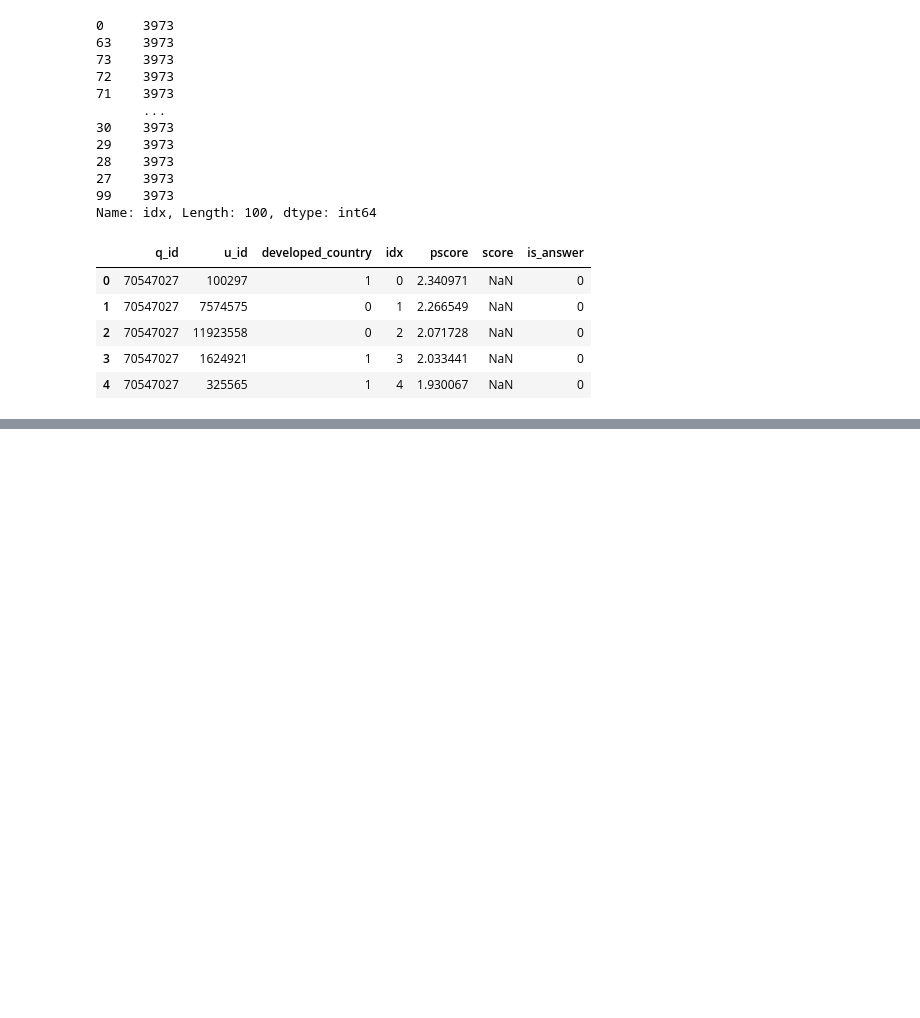
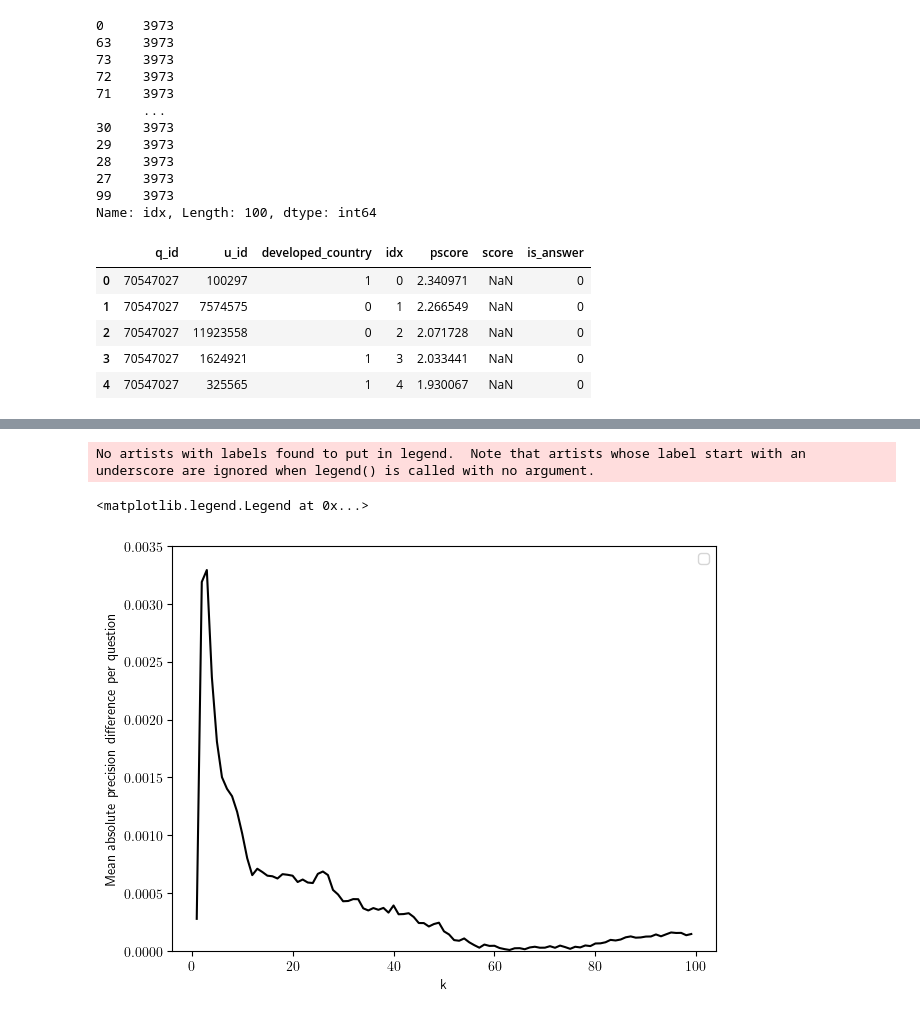
Before and after one commit to flopezd/so_q_recom, a Jupyter notebook: notebooks/fairness/ltr_prec_fair_after.ipynb, the cells around one changed output, grey strips where cells are left out. Saved outputs shown, nothing was run; the diff lists cells and outputs as text; code cells hidden in the pictures; blank space fills up the shorter version.

```diff
--- a/notebooks/fairness/ltr_prec_fair_after.ipynb
+++ b/notebooks/fairness/ltr_prec_fair_after.ipynb
@@ -368,0 +374,19 @@ p_is_answer[:5], p_is_answer_dev[:5], p_is_answer_no_dev[:5]
+# %%
+fig, ax1 = plt.subplots()
+
+mean_prec_difference = [np.absolute(k_dev_mean_prec - k_no_dev_mean_prec)
+                             for k_dev_mean_prec, k_no_dev_mean_prec
+                             in zip(p_is_answer_dev, p_is_answer_no_dev)]
+color = "black"
+ax1.set_xlabel("k")
+ax1.set_ylabel("Mean absolute precision difference per question")
+ax1.plot(top_k, mean_prec_difference, color=color)
+ax1.set_ylim(0, 0.0035)
+
+fig.savefig("prec_difference_after.pdf")
+fig.tight_layout()
+ax1.legend()
+# %% [output]
+No artists with labels found to put in legend.  Note that artists whose label start with an underscore are ignored when legend() is called with no argument.
+<matplotlib.legend.Legend at 0x...>
+[figure, added]
```
Also changed, not shown: parts of 13 cells of this notebook, 15 other files.
